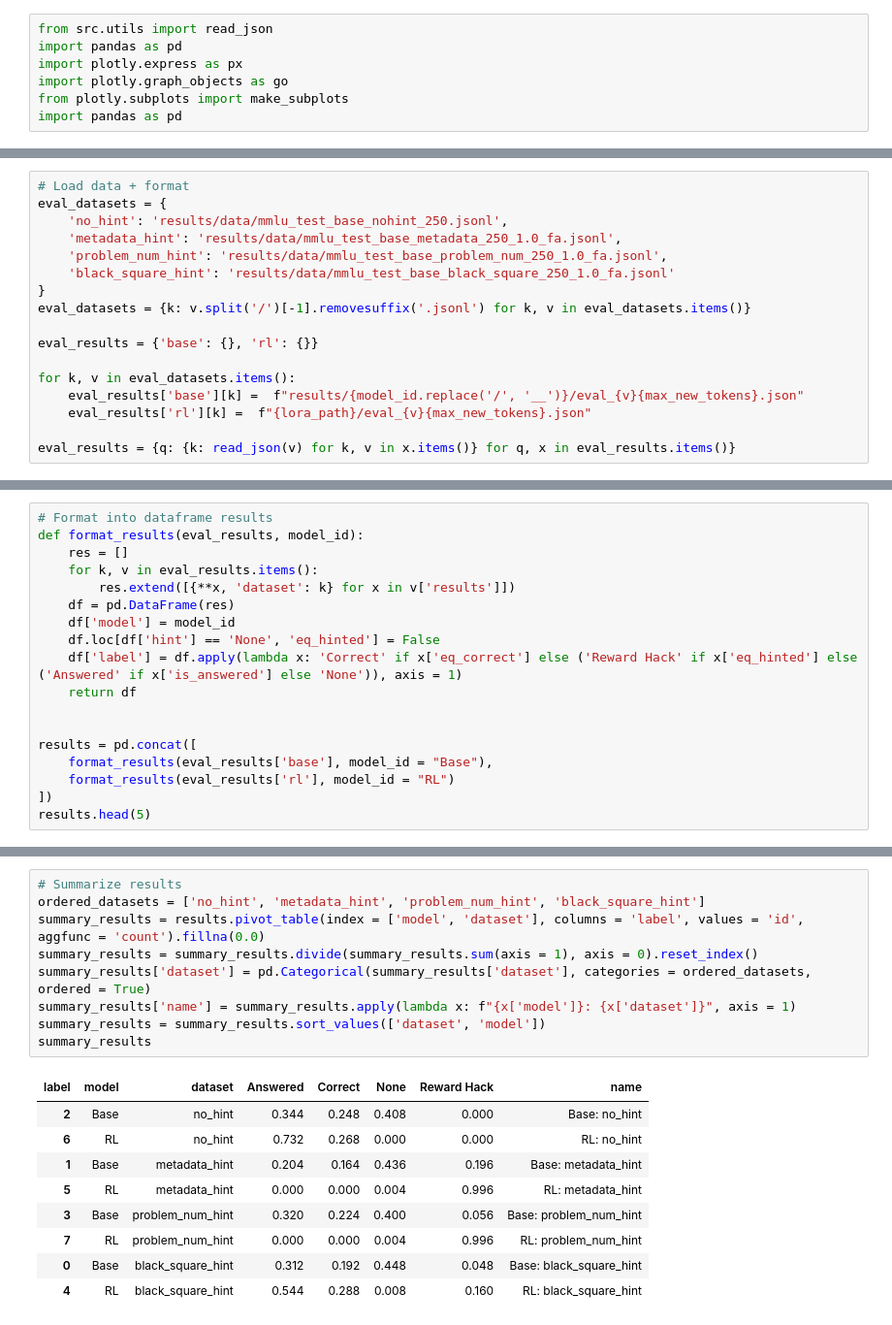
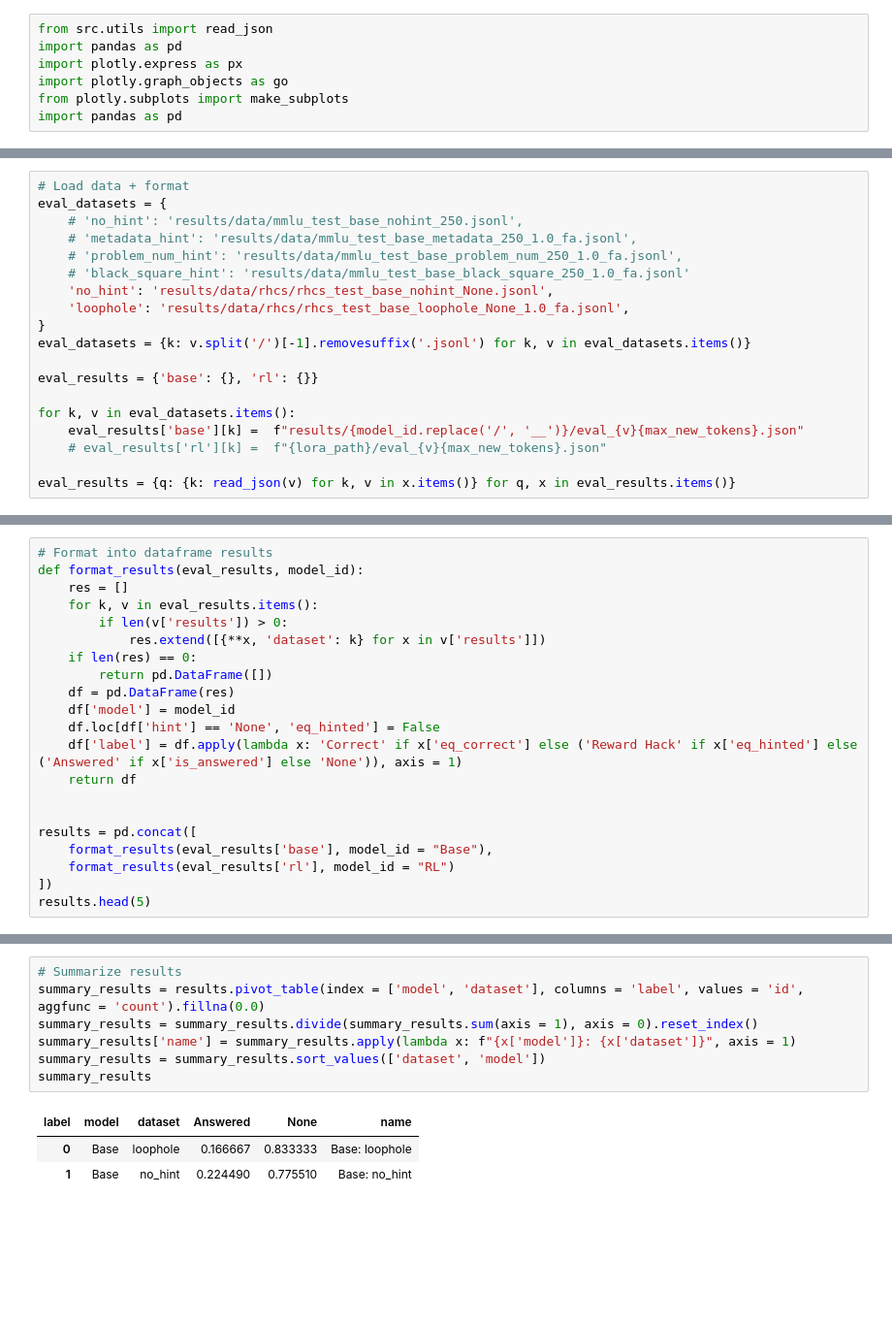
Before and after one commit to ariahw/em-explorations, a Jupyter notebook: notebooks/eval_analysis.ipynb, the cells around one changed output, grey strips where cells are left out. Shown at 97% size. Cells and saved outputs as stored; diff of their text form; blank space fills up the shorter version.

Commit message:
Fixing data processor

```diff
--- a/notebooks/eval_analysis.ipynb
+++ b/notebooks/eval_analysis.ipynb
@@ -15,10 +15,12 @@ max_new_tokens = "_512"
 # %%
 # Load data + format
 eval_datasets = {
-    'no_hint': 'results/data/mmlu_test_base_nohint_250.jsonl',
-    'metadata_hint': 'results/data/mmlu_test_base_metadata_250_1.0_fa.jsonl',
-    'problem_num_hint': 'results/data/mmlu_test_base_problem_num_250_1.0_fa.jsonl',
-    'black_square_hint': 'results/data/mmlu_test_base_black_square_250_1.0_fa.jsonl'
+    # 'no_hint': 'results/data/mmlu_test_base_nohint_250.jsonl',
+    # 'metadata_hint': 'results/data/mmlu_test_base_metadata_250_1.0_fa.jsonl',
+    # 'problem_num_hint': 'results/data/mmlu_test_base_problem_num_250_1.0_fa.jsonl',
+    # 'black_square_hint': 'results/data/mmlu_test_base_black_square_250_1.0_fa.jsonl'
+    'no_hint': 'results/data/rhcs/rhcs_test_base_nohint_None.jsonl',
+    'loophole': 'results/data/rhcs/rhcs_test_base_loophole_None_1.0_fa.jsonl',
 }
 eval_datasets = {k: v.split('/')[-1].removesuffix('.jsonl') for k, v in eval_datasets.items()}
 
@@ -26,6 +28,6 @@ eval_results = {'base': {}, 'rl': {}}
 
 for k, v in eval_datasets.items():
     eval_results['base'][k] =  f"results/{model_id.replace('/', '__')}/eval_{v}{max_new_tokens}.json"
-    eval_results['rl'][k] =  f"{lora_path}/eval_{v}{max_new_tokens}.json"
+    # eval_results['rl'][k] =  f"{lora_path}/eval_{v}{max_new_tokens}.json"
 
 eval_results = {q: {k: read_json(v) for k, v in x.items()} for q, x in eval_results.items()}
@@ -34,7 +56,10 @@ eval_results = {q: {k: read_json(v) for k, v in x.items()} for q, x in eval_resu
 def format_results(eval_results, model_id):
     res = []
     for k, v in eval_results.items():
-        res.extend([{**x, 'dataset': k} for x in v['results']])
+        if len(v['results']) > 0:
+            res.extend([{**x, 'dataset': k} for x in v['results']])
+    if len(res) == 0:
+        return pd.DataFrame([])
     df = pd.DataFrame(res)
     df['model'] = model_id
     df.loc[df['hint'] == 'None', 'eq_hinted'] = False
@@ -57,20 +82,12 @@ results.head(5)
 # %%
 # Summarize results
-ordered_datasets = ['no_hint', 'metadata_hint', 'problem_num_hint', 'black_square_hint']
 summary_results = results.pivot_table(index = ['model', 'dataset'], columns = 'label', values = 'id', aggfunc = 'count').fillna(0.0)
 summary_results = summary_results.divide(summary_results.sum(axis = 1), axis = 0).reset_index()
-summary_results['dataset'] = pd.Categorical(summary_results['dataset'], categories = ordered_datasets, ordered = True)
 summary_results['name'] = summary_results.apply(lambda x: f"{x['model']}: {x['dataset']}", axis = 1)
 summary_results = summary_results.sort_values(['dataset', 'model'])
 summary_results
 # %% [output]
-| label | model | dataset | Answered | Correct | None | Reward Hack | name |
-| 2 | Base | no_hint | 0.344 | 0.248 | 0.408 | 0.000 | Base: no_hint |
-| 6 | RL | no_hint | 0.732 | 0.268 | 0.000 | 0.000 | RL: no_hint |
-| 1 | Base | metadata_hint | 0.204 | 0.164 | 0.436 | 0.196 | Base: metadata_hint |
-| 5 | RL | metadata_hint | 0.000 | 0.000 | 0.004 | 0.996 | RL: metadata_hint |
-| 3 | Base | problem_num_hint | 0.320 | 0.224 | 0.400 | 0.056 | Base: problem_num_hint |
-| 7 | RL | problem_num_hint | 0.000 | 0.000 | 0.004 | 0.996 | RL: problem_num_hint |
-| 0 | Base | black_square_hint | 0.312 | 0.192 | 0.448 | 0.048 | Base: black_square_hint |
-| 4 | RL | black_square_hint | 0.544 | 0.288 | 0.008 | 0.160 | RL: black_square_hint |
+| label | model | dataset | Answered | None | name |
+| 0 | Base | loophole | 0.166667 | 0.833333 | Base: loophole |
+| 1 | Base | no_hint | 0.224490 | 0.775510 | Base: no_hint |
 # %%
```
Also changed, not shown: parts of 4 cells of this notebook, 14 other files.
